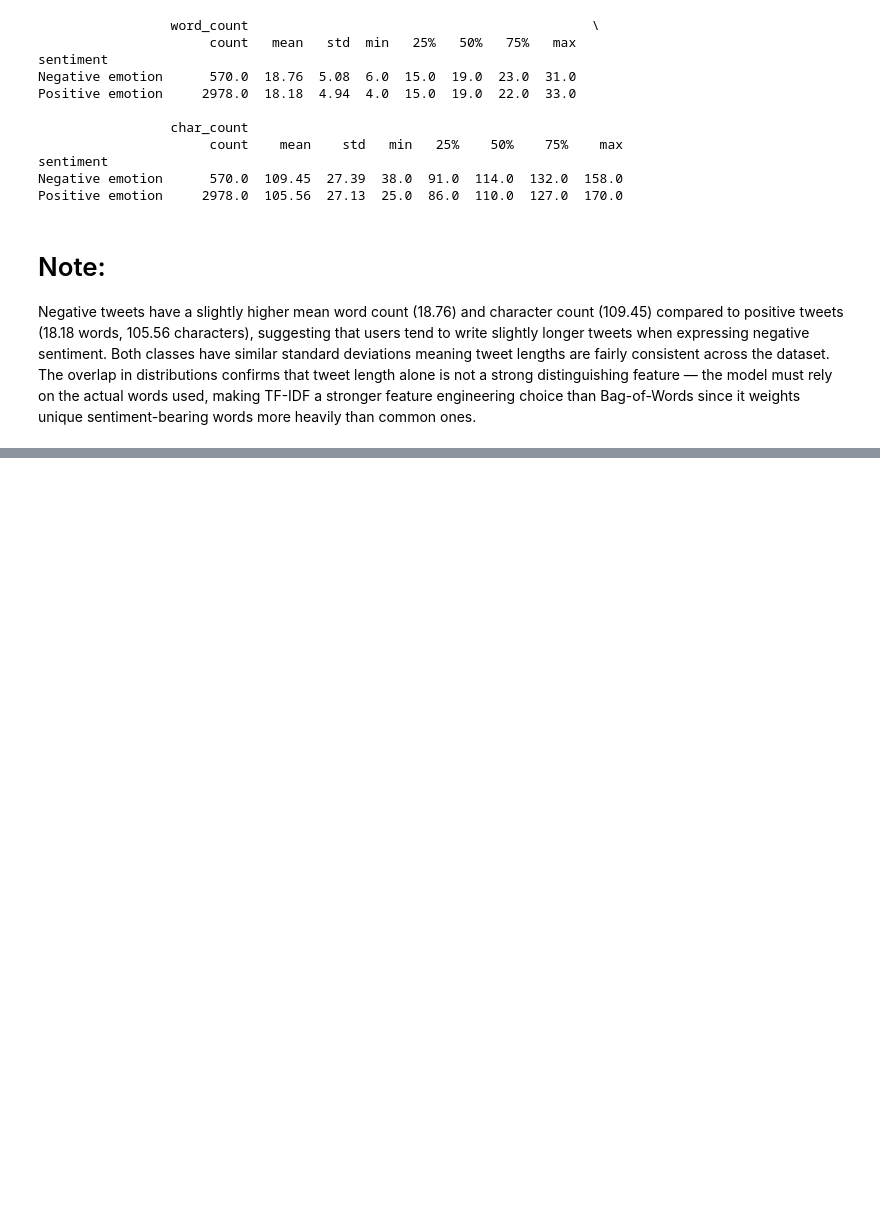
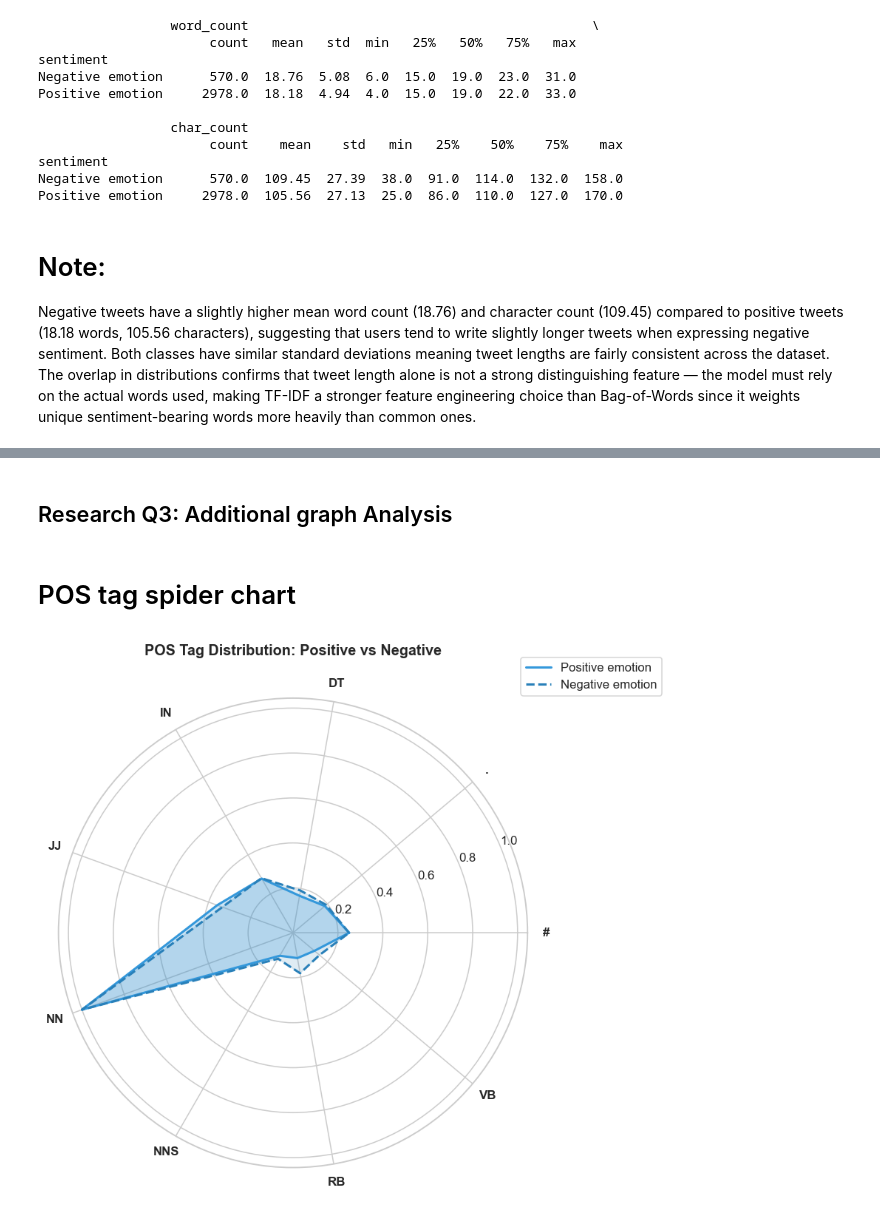
Before and after one commit to nduvawinnie/X-Sentimental-Analysis, a Jupyter notebook: data_world.ipynb, the cells around one changed output, grey strips where cells are left out. Saved outputs shown, nothing was run; the diff lists cells and outputs as text; code cells hidden in the pictures; blank space fills up the shorter version.

```diff
--- a/data_world.ipynb
+++ b/data_world.ipynb
@@ -373,0 +382,46 @@ LookupError:
+# %% [markdown]
+## Research Q3: Additional graph Analysis
+# %% [markdown]
+ # POS tag spider chart
+# %%
+from matplotlib.patches import FancyArrowPatch
+import matplotlib.patches as mpatches
+
+# Get top 8 POS tags
+top_tags = list(set(pos_tag_counts.head(8).index) | set(neg_tag_counts.head(8).index))
+top_tags = sorted(top_tags)
+
+pos_values = [pos_tag_counts.get(tag, 0) for tag in top_tags]
+neg_values = [neg_tag_counts.get(tag, 0) for tag in top_tags]
+
+# Normalize to 0-1
+pos_values_norm = [v / max(pos_values) for v in pos_values]
+neg_values_norm = [v / max(neg_values) for v in neg_values]
+
+# Number of variables
+N = len(top_tags)
+angles = np.linspace(0, 2 * np.pi, N, endpoint=False).tolist()
+
+# Close the circle
+pos_values_norm += pos_values_norm[:1]
+neg_values_norm += neg_values_norm[:1]
+angles += angles[:1]
+
+fig, ax = plt.subplots(figsize=(8, 8), subplot_kw=dict(polar=True))
+
+ax.plot(angles, pos_values_norm, color='#3498db', linewidth=2, label='Positive emotion')
+ax.fill(angles, pos_values_norm, color='#3498db', alpha=0.25)
+
+ax.plot(angles, neg_values_norm, color='#2980b9', linewidth=2, linestyle='dashed', label='Negative emotion')
+ax.fill(angles, neg_values_norm, color='#2980b9', alpha=0.15)
+
+ax.set_xticks(angles[:-1])
+ax.set_xticklabels(top_tags, fontsize=11, fontweight='bold')
+ax.set_title('POS Tag Distribution: Positive vs Negative',
+             fontsize=13, fontweight='bold', pad=20)
+ax.legend(loc='upper right', bbox_to_anchor=(1.3, 1.1))
+
+plt.tight_layout()
+plt.show()
+# %% [output]
+[figure, added]
```
Also changed, not shown: parts of 16 cells of this notebook.
